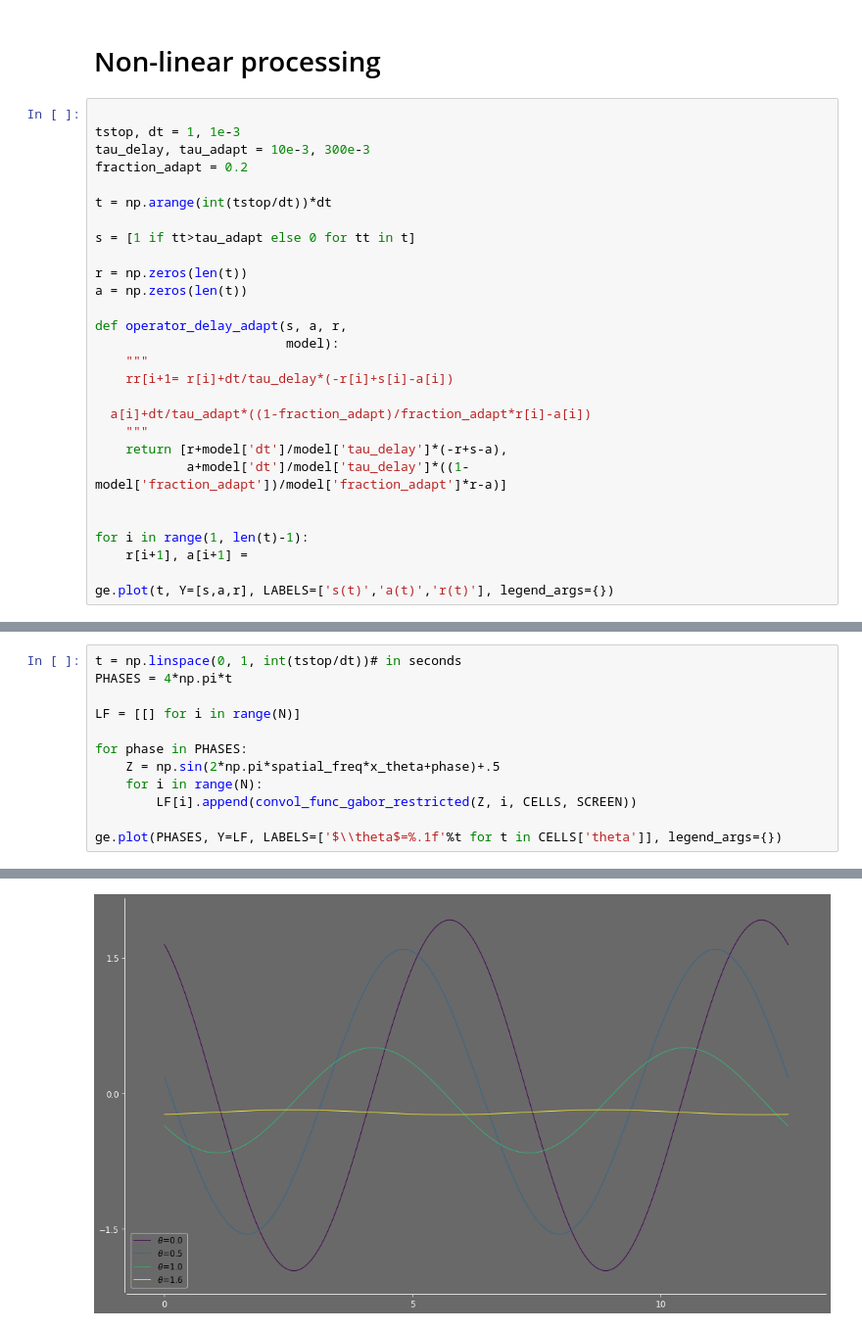
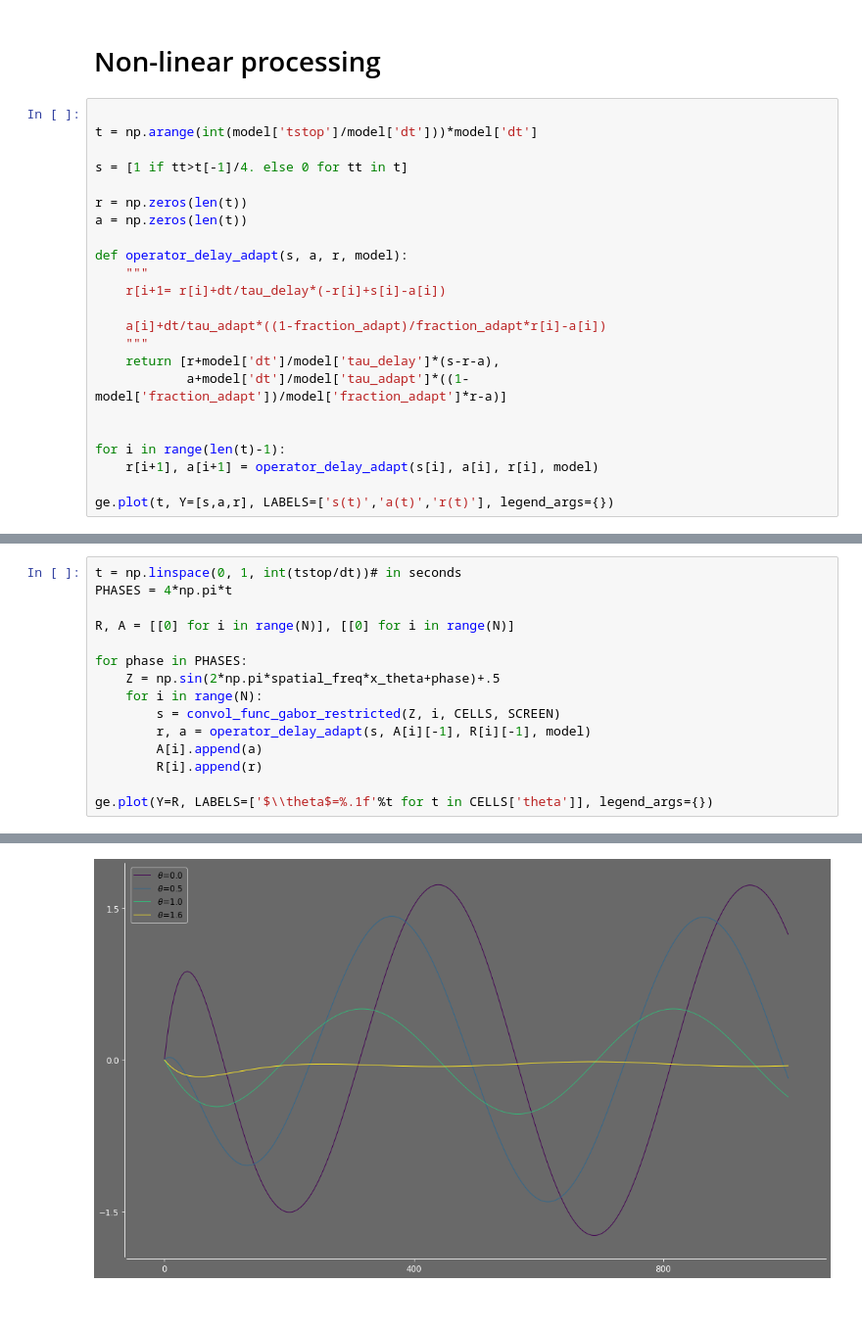
Before and after one commit to yzerlaut/neural_network_dynamics, a Jupyter notebook: vision/model.ipynb, the cells around one changed output, grey strips where cells are left out. Shown at 98% size. Saved outputs shown, nothing was run; the diff lists cells and outputs as text.

Commit message:
draft for all model components

```diff
--- a/vision/model.ipynb
+++ b/vision/model.ipynb
@@ -259,30 +266,25 @@ ge.plot(PHASES, Y=LF, LABELS=['$\\theta$=%.1f'%t for t in CELLS['theta']], legen
 # Non-linear processing
 # %%
 
-tstop, dt = 1, 1e-3
-tau_delay, tau_adapt = 10e-3, 300e-3
-fraction_adapt = 0.2
+t = np.arange(int(model['tstop']/model['dt']))*model['dt']
 
-t = np.arange(int(tstop/dt))*dt
-
-s = [1 if tt>tau_adapt else 0 for tt in t]
+s = [1 if tt>t[-1]/4. else 0 for tt in t]
 
 r = np.zeros(len(t))
 a = np.zeros(len(t))
 
-def operator_delay_adapt(s, a, r,
-                         model):
+def operator_delay_adapt(s, a, r, model):
     """
-    rr[i+1= r[i]+dt/tau_delay*(-r[i]+s[i]-a[i])
+    r[i+1= r[i]+dt/tau_delay*(-r[i]+s[i]-a[i])
 
-  a[i]+dt/tau_adapt*((1-fraction_adapt)/fraction_adapt*r[i]-a[i])
+    a[i]+dt/tau_adapt*((1-fraction_adapt)/fraction_adapt*r[i]-a[i])
     """
-    return [r+model['dt']/model['tau_delay']*(-r+s-a),
-            a+model['dt']/model['tau_delay']*((1-model['fraction_adapt'])/model['fraction_adapt']*r-a)]
+    return [r+model['dt']/model['tau_delay']*(s-r-a),
+            a+model['dt']/model['tau_adapt']*((1-model['fraction_adapt'])/model['fraction_adapt']*r-a)]
 
 
-for i in range(1, len(t)-1):
-    r[i+1], a[i+1] =
+for i in range(len(t)-1):
+    r[i+1], a[i+1] = operator_delay_adapt(s[i], a[i], r[i], model)
 
 ge.plot(t, Y=[s,a,r], LABELS=['s(t)','a(t)','r(t)'], legend_args={})
 # %% [output]
@@ -292,16 +294,19 @@ ge.plot(t, Y=[s,a,r], LABELS=['s(t)','a(t)','r(t)'], legend_args={})
 # %%
 t = np.linspace(0, 1, int(tstop/dt))# in seconds
 PHASES = 4*np.pi*t
 
-LF = [[] for i in range(N)]
+R, A = [[0] for i in range(N)], [[0] for i in range(N)]
 
 for phase in PHASES:
     Z = np.sin(2*np.pi*spatial_freq*x_theta+phase)+.5
     for i in range(N):
-        LF[i].append(convol_func_gabor_restricted(Z, i, CELLS, SCREEN))
+        s = convol_func_gabor_restricted(Z, i, CELLS, SCREEN)
+        r, a = operator_delay_adapt(s, A[i][-1], R[i][-1], model)
+        A[i].append(a)
+        R[i].append(r)
 
-ge.plot(PHASES, Y=LF, LABELS=['$\\theta$=%.1f'%t for t in CELLS['theta']], legend_args={})
+ge.plot(Y=R, LABELS=['$\\theta$=%.1f'%t for t in CELLS['theta']], legend_args={})
 # %% [output]
 (<Figure size 1013.54x572.598 with 1 Axes>,
  <matplotlib.axes._subplots.AxesSubplot at 0x...>)
-[figure, old version]
+[figure, new version]
```
Also changed, not shown: parts of 10 cells of this notebook.
